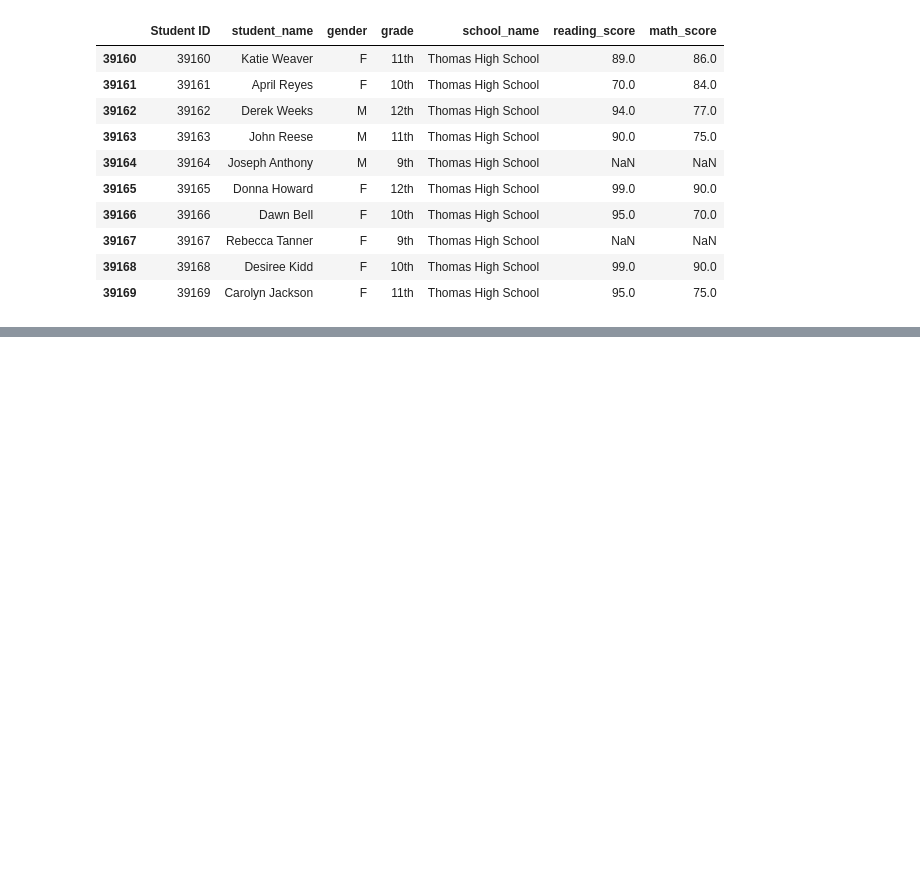
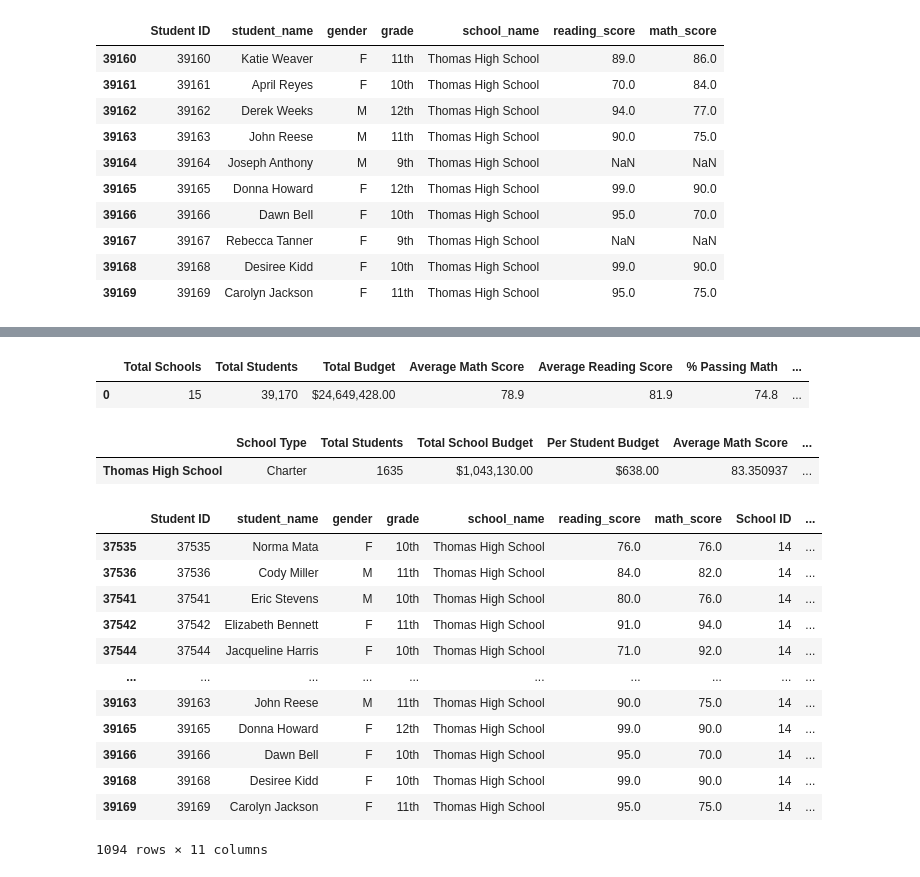
Before and after one commit to nedflowers/School_District_Analysis, a Jupyter notebook: PyCitySchools_Challenge.ipynb, the cells around one changed output, grey strips where cells are left out. Cells and saved outputs as stored; diff of their text form; code cells hidden in the pictures; blank space fills up the shorter version.

Commit message:
drafting summary

```diff
--- a/PyCitySchools_Challenge.ipynb
+++ b/PyCitySchools_Challenge.ipynb
@@ -57,7 +57,3 @@ student_data_df.tail(10)
 | 39167 | 39167 | Rebecca Tanner | F | 9th | Thomas High School | NaN | NaN |
 | 39168 | 39168 | Desiree Kidd | F | 10th | Thomas High School | 99.0 | 90.0 |
 | 39169 | 39169 | Carolyn Jackson | F | 11th | Thomas High School | 95.0 | 75.0 |
-# %%
-# Read the student data file and store it in a Pandas DataFrame.
-student_data_df = pd.read_csv(student_data_to_load)
-student_data_df.head()
@@ -89,7 +59,0 @@ student_data_df.dtypes
-# %%
-# Add each prefix and suffix to remove to a list.
-prefixes_suffixes = ["Dr. ", "Mr. ","Ms. ", "Mrs. ", "Miss ", " MD", " DDS", " DVM", " PhD"]
-
-# Iterate through the words in the "prefixes_suffixes" list and replace them with an empty space, "".
-for word in prefixes_suffixes:
-    student_data_df["student_name"] = student_data_df["student_name"].str.replace(word,"")
@@ -241,4 +59,0 @@ per_school_counts
-# %%
-# Calculate the total school budget.
-per_school_budget = school_data_df.set_index(["school_name"])["budget "]
-per_school_budget
@@ -323,0 +60,4 @@ per_school_summary_df.head()
+# %%
+# Combine the data into a single dataset
+school_data_complete_df = pd.merge(student_data_df, school_data_df, how="left", on=["school_name", "school_name"])
+school_data_complete_df.head()
@@ -323,0 +116,30 @@ per_school_summary_df.head()
+# %%
+# Create a DataFrame
+district_summary_df = pd.DataFrame(
+          [{"Total Schools": school_count,
+          "Total Students": student_count,
+          "Total Budget": total_budget,
+          "Average Math Score": average_math_score,
+          "Average Reading Score": average_reading_score,
+          "% Passing Math": passing_math_percentage,
+         "% Passing Reading": passing_reading_percentage,
+        "% Overall Passing": overall_passing_percentage}])
+
+
+
+# Format the "Total Students" to have the comma for a thousands separator.
+district_summary_df["Total Students"] = district_summary_df["Total Students"].map("{:,}".format)
+# Format the "Total Budget" to have the comma for a thousands separator, a decimal separator and a "$".
+district_summary_df["Total Budget"] = district_summary_df["Total Budget"].map("${:,.2f}".format)
+# Format the columns.
+district_summary_df["Average Math Score"] = district_summary_df["Average Math Score"].map("{:.1f}".format)
+district_summary_df["Average Reading Score"] = district_summary_df["Average Reading Score"].map("{:.1f}".format)
+district_summary_df["% Passing Math"] = district_summary_df["% Passing Math"].map("{:.1f}".format)
+district_summary_df["% Passing Reading"] = district_summary_df["% Passing Reading"].map("{:.1f}".format)
+district_summary_df["% Overall Passing"] = district_summary_df["% Overall Passing"].map("{:.1f}".format)
+
+# Display the data frame
+district_summary_df
+# %% [output]
+|  | Total Schools | Total Students | Total Budget | Average Math Score | Average Reading Score | % Passing Math | ... |
+| 0 | 15 | 39,170 | $24,649,428.00 | 78.9 | 81.9 | 74.8 | ... |
@@ -323,0 +198,10 @@ per_school_summary_df.head()
+# %%
+# Format the Total School Budget and the Per Student Budget
+per_school_summary_df["Total School Budget"] = per_school_summary_df["Total School Budget"].map("${:,.2f}".format)
+per_school_summary_df["Per Student Budget"] = per_school_summary_df["Per Student Budget"].map("${:,.2f}".format)
+
+# Display the data frame
+per_school_summary_df.loc[["Thomas High School"]]
+# %% [output]
+|  | School Type | Total Students | Total School Budget | Per Student Budget | Average Math Score | ... |
+| Thomas High School | Charter | 1635 | $1,043,130.00 | $638.00 | 83.350937 | ... |
@@ -323,0 +218,18 @@ per_school_summary_df.head()
+# %%
+# Step 6. Get all the students passing math from THS
+ths_passing_math = school_data_complete_df.loc[(school_data_complete_df["math_score"] >= 70) & (school_data_complete_df["school_name"] == "Thomas High School")]
+ths_passing_math
+# %% [output]
+|  | Student ID | student_name | gender | grade | school_name | reading_score | math_score | School ID | ... |
+| 37535 | 37535 | Norma Mata | F | 10th | Thomas High School | 76.0 | 76.0 | 14 | ... |
+| 37536 | 37536 | Cody Miller | M | 11th | Thomas High School | 84.0 | 82.0 | 14 | ... |
+| 37541 | 37541 | Eric Stevens | M | 10th | Thomas High School | 80.0 | 76.0 | 14 | ... |
+| 37542 | 37542 | Elizabeth Bennett | F | 11th | Thomas High School | 91.0 | 94.0 | 14 | ... |
+| 37544 | 37544 | Jacqueline Harris | F | 10th | Thomas High School | 71.0 | 92.0 | 14 | ... |
+| ... | ... | ... | ... | ... | ... | ... | ... | ... | ... |
+| 39163 | 39163 | John Reese | M | 11th | Thomas High School | 90.0 | 75.0 | 14 | ... |
+| 39165 | 39165 | Donna Howard | F | 12th | Thomas High School | 99.0 | 90.0 | 14 | ... |
+| 39166 | 39166 | Dawn Bell | F | 10th | Thomas High School | 95.0 | 70.0 | 14 | ... |
+| 39168 | 39168 | Desiree Kidd | F | 10th | Thomas High School | 99.0 | 90.0 | 14 | ... |
+| 39169 | 39169 | Carolyn Jackson | F | 11th | Thomas High School | 95.0 | 75.0 | 14 | ... |
+1094 rows × 11 columns
```
Also changed, not shown: parts of 107 cells of this notebook, 15 other files.
